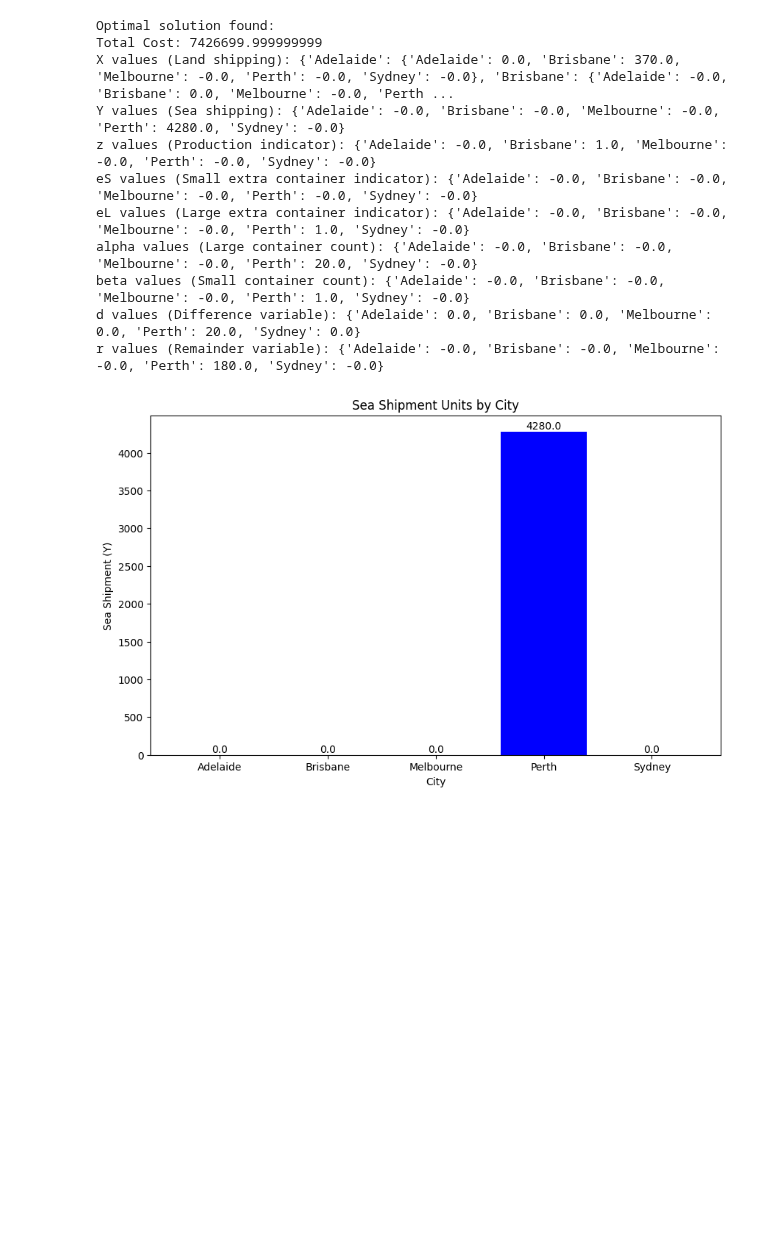
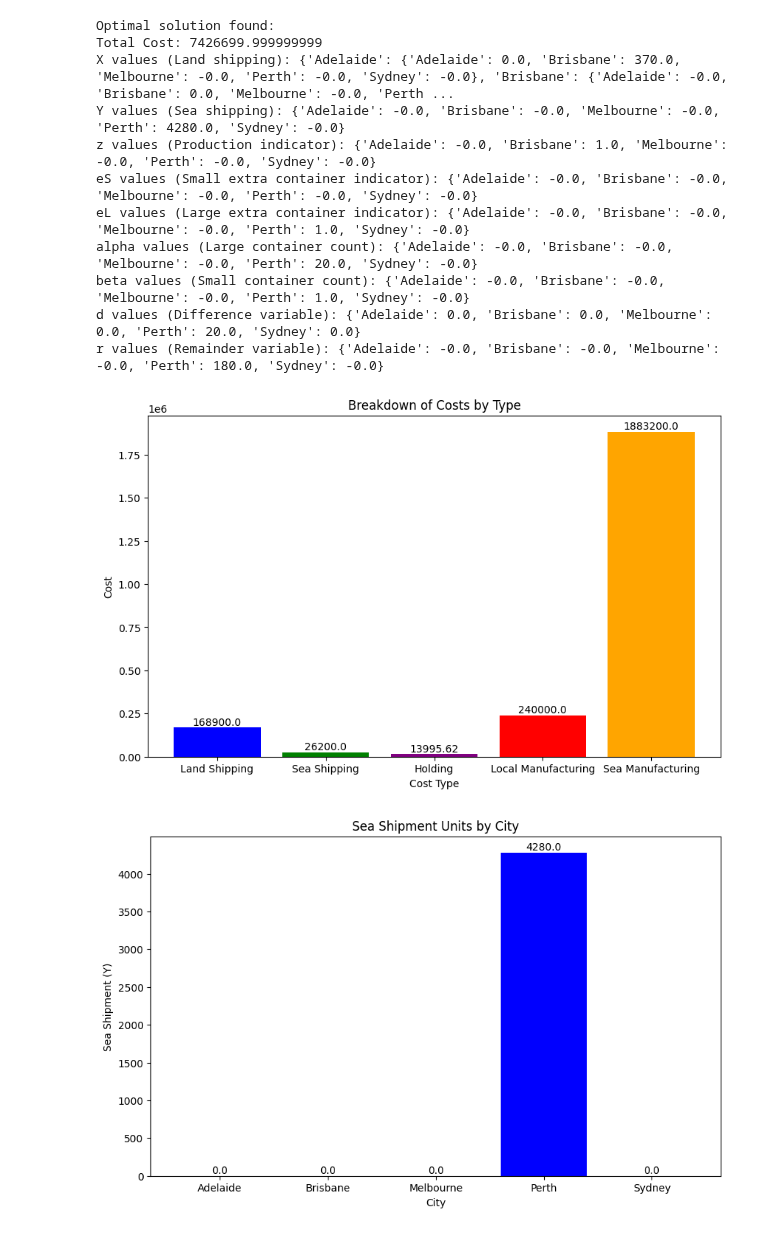
Before and after one commit to wweissbluth/CMOR-461-LOGISTICS-AND-SUPPLY-CHAIN-MANAGEMENT, a Jupyter notebook: hw4.ipynb, the cells around one changed output. Drawn from its saved outputs; the diff is of its cells as text; code cells hidden in the pictures; blank space fills up the shorter version.

```diff
--- a/hw4.ipynb
+++ b/hw4.ipynb
@@ -247,6 +251,43 @@ alpha values (Large container count): {'Adelaide': -0.0, 'Brisbane': -0.0, 'Melb
 beta values (Small container count): {'Adelaide': -0.0, 'Brisbane': -0.0, 'Melbourne': -0.0, 'Perth': 1.0, 'Sydney': -0.0}
 d values (Difference variable): {'Adelaide': 0.0, 'Brisbane': 0.0, 'Melbourne': 0.0, 'Perth': 20.0, 'Sydney': 0.0}
 r values (Remainder variable): {'Adelaide': -0.0, 'Brisbane': -0.0, 'Melbourne': -0.0, 'Perth': 180.0, 'Sydney': -0.0}
+# %%
+import matplotlib.pyplot as plt
+
+# Calculate costs
+land_shipping_cost = sum(R[i][j] * X_values[i][j] for i in cities for j in cities)
+sea_shipping_cost = sum(S_L[i] * (alpha_values[i] + eL_values[i]) + S_S[i] * (beta_values[i] + eS_values[i]) + S_Delta[i] * d_values[i] for i in cities)
+local_manufacturing_cost = sum(500 * z_values[i] * m[i] for i in cities)
+sea_manufacturing_cost = sum(Y_values[i] * m["Ovis"] for i in cities)
+holding_cost = sum(0.15/365 * L[i] * m["Ovis"] * ((alpha_values[i] + eL_values[i]) * 200 + (beta_values[i] + eS_values[i]) * 100) for i in cities)
+
+# Create a dictionary to store the costs
+costs = {
+    'Land Shipping': land_shipping_cost,
+    'Sea Shipping': sea_shipping_cost,
+    'Local Manufacturing': local_manufacturing_cost,
+    'Sea Manufacturing': sea_manufacturing_cost,
+    'Holding': holding_cost
+}
+
+# Plot the costs
+plt.figure(figsize=(10, 6))
+bars1 = plt.bar(['Land Shipping', 'Sea Shipping', 'Holding'], [costs['Land Shipping'], costs['Sea Shipping'], costs['Holding']], color=['blue', 'green', 'purple'])
+bars2 = plt.bar(['Local Manufacturing', 'Sea Manufacturing'], [costs['Local Manufacturing'], costs['Sea Manufacturing']], color=['red', 'orange'])
+
+plt.xlabel('Cost Type')
+plt.ylabel('Cost')
+plt.title('Breakdown of Costs by Type')
+
+# Add labels on top of each bar
+for bars in [bars1, bars2]:
+    for bar in bars:
+        yval = bar.get_height()
+        plt.text(bar.get_x() + bar.get_width()/2, yval, round(yval, 2), ha='center', va='bottom')
+
+plt.show()
+# %% [output]
+[figure, added]
 # %%
 import matplotlib.pyplot as plt
 
```
Also changed, not shown: parts of 4 cells of this notebook.
